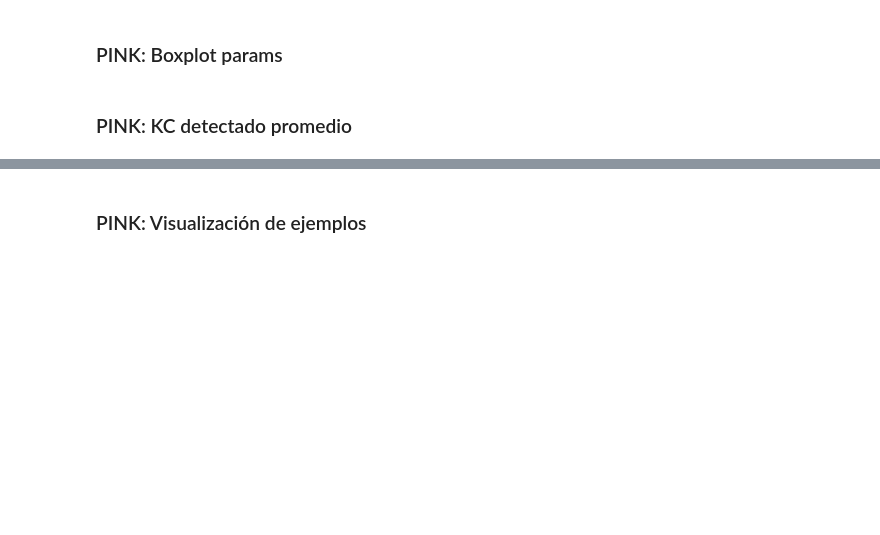
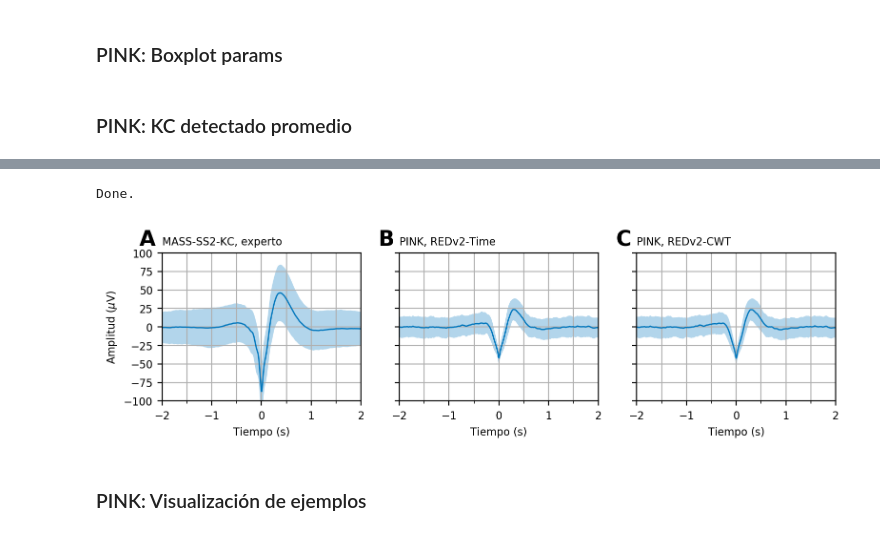
Before and after one commit to nicolasigor/sleep-rnn, a Jupyter notebook: figs_thesis/2021_result_indataset.ipynb, the cells around one changed output, grey strips where cells are left out. Cells and saved outputs as stored; diff of their text form; code cells hidden in the pictures; blank space fills up the shorter version.

Commit message:
pink grand avg experto de KC

```diff
--- a/figs_thesis/2021_result_indataset.ipynb
+++ b/figs_thesis/2021_result_indataset.ipynb
@@ -1073,11 +1077,32 @@ print("Done.")
+# %%
+# grand-avg de mass kc
+all_kc['expert'] = []
+for subject_id in source_dataset.all_ids:
+    signal = source_dataset.get_subject_signal(subject_id, normalize_clip=False)
+    subject_annots = source_dataset.get_subject_stamps(subject_id, pages_subset='n2')
+    for e in subject_annots:
+        kc = signal[e[0]:e[1]+1]
+        kc_negpeak = np.argmin(kc)
+        kc_negpeak_loc = kc_negpeak + e[0]
+        # extract window with center at kc_neg_peak_loc
+        start_sample = kc_negpeak_loc - window_size // 2
+        end_sample = start_sample + window_size
+        segment = signal[start_sample:end_sample]
+        all_kc['expert'].append(segment)
+all_kc['expert'] = np.stack(all_kc['expert'], axis=0)
+print("Done.")
+# %% [output]
+Done.
 # %%
 save_figure = True
 
-fig, axes = plt.subplots(1, 2, figsize=(8, 2), dpi=200)
+fig, axes = plt.subplots(1, 3, figsize=(8, 2.5), dpi=200)
 time_axis = np.arange(window_size) / pink.fs
 time_axis = time_axis - time_axis.mean()
-letters = ['A', 'B']
-for i_m, model_version in enumerate(models):
+letters = ['A', 'B', 'C']
+y_lim = 100
+x_lim = 2
+for i_m, model_version in enumerate(['expert'] + models):
     ax = axes[i_m]
     model_kc = all_kc[model_version]
     kc_mean = model_kc.mean(axis=0)
@@ -1085,42 +1110,48 @@ for i_m, model_version in enumerate(models):
     ax.plot(time_axis, kc_mean, color=viz.PALETTE['blue'], linewidth=1)
     ax.fill_between(
         time_axis,
         kc_mean + kc_std,
         kc_mean - kc_std,
         facecolor=viz.PALETTE['blue'],
         alpha = 0.3
     )
     # ax.plot(kc_mean + kc_std)
     # ax.plot(kc_mean - kc_std)
     ax.tick_params(labelsize=8)
     ax.set_xlabel("Tiempo (s)", fontsize=8)
-    ax.set_xlim([-window_duration/2, window_duration/2])
-    ax.set_ylim([-50, 50])
-    ax.set_xticks([-2, -1, 0, 1, 2])
-    ax.set_xticks(np.arange(-2.5, 2.5 + 0.001, 0.5), minor=True)
-    ax.set_yticks([-50, -25, 0, 25, 50])
-    ax.set_yticks([-50, -25, 0, 25, 50], minor=True)
+    ax.set_xlim([-x_lim, x_lim])
+    ax.set_ylim([-y_lim, y_lim])
+    ax.set_xticks(np.arange(-x_lim, x_lim + 0.001, 1))
+    ax.set_xticks(np.arange(-x_lim, x_lim + 0.001, 0.5), minor=True)
+    ax.set_yticks(np.arange(-y_lim, y_lim + 0.001, 25))
+    ax.set_yticks(np.arange(-y_lim, y_lim + 0.001, 25), minor=True)
     if i_m > 0:
         ax.set_yticklabels([])
     else:
         ax.set_ylabel("Amplitud ($\mu$V)", fontsize=8)
     ax.grid(which="minor")
-    ax.set_title(print_model_names[model_version], fontsize=8, loc="left")
+    if model_version == 'expert':
+        title_str = 'MASS-SS2-KC, experto'
+    else:
+        title_str = 'PINK, %s' % print_model_names[model_version]
+    ax.set_title(title_str, fontsize=8, loc="left")
 
     ax.text(
-        x=-0.07, y=1.1, fontsize=16, s=r"$\bf{%s}$" % letters[i_m],
-        ha="left", transform=ax.transAxes)
+        x=-0.03, y=1.05, fontsize=16, s=r"$\bf{%s}$" % letters[i_m],
+        ha="right", transform=ax.transAxes)
 
 plt.tight_layout()
 
 if save_figure:
     # Save figure
     fname_prefix = "result_indata_pink_avg_kc"
     plt.savefig("%s.pdf" % fname_prefix, bbox_inches="tight", pad_inches=0.4)
     plt.savefig("%s.png" % fname_prefix, bbox_inches="tight", pad_inches=0.4)
     plt.savefig("%s.svg" % fname_prefix, bbox_inches="tight", pad_inches=0.4)
 
 plt.show()
+# %% [output]
+[figure, added]
 # %% [markdown]
 ### PINK: Visualización de ejemplos
 # %%
```
Also changed, not shown: parts of 1 cell of this notebook.
